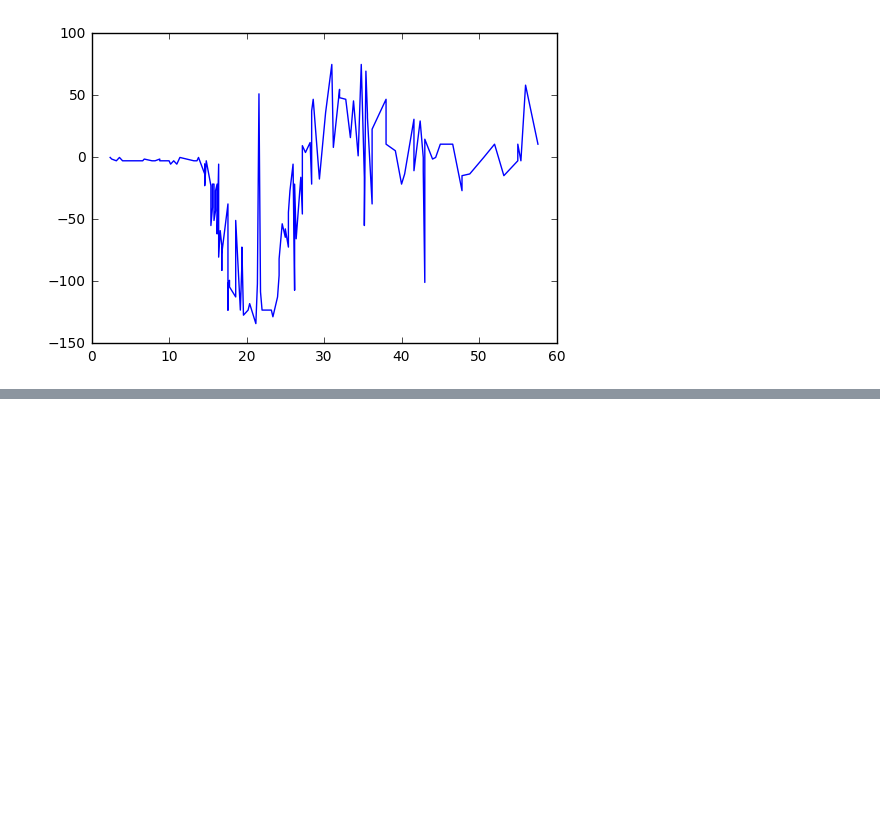
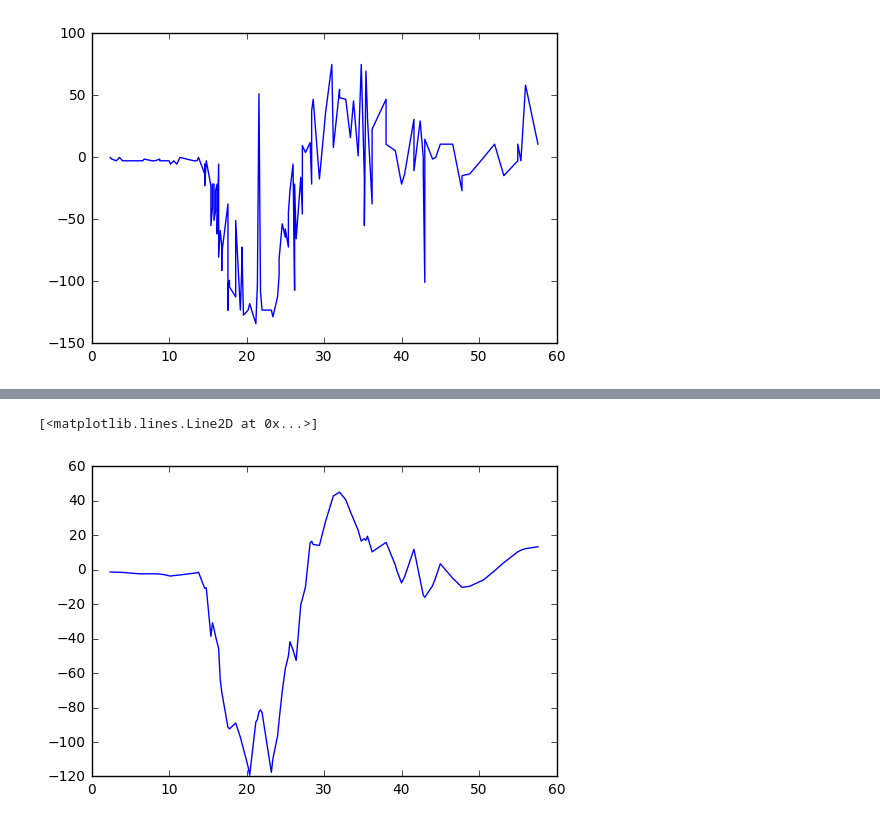
Before and after one commit to Au-Rikka/MachineLearning-Homeworks-2017, a Jupyter notebook: lab5/regression.ipynb, the cells around one changed output, grey strips where cells are left out. Saved outputs shown, nothing was run; the diff lists cells and outputs as text; code cells hidden in the pictures; blank space fills up the shorter version.

```diff
--- a/lab5/regression.ipynb
+++ b/lab5/regression.ipynb
@@ -42,36 +42,45 @@ class SmoothingMethodRegression():
         self.x = x
         self.y = y
 
-    def predict(x):
+    def predict(self, x):
         sum1 = 0
         sum2 = 0
-        dist = [(np.abs(self.x[i] - x), i) for i in len(self.x)]
+        dist = [(np.abs(self.x[i] - x), i) for i in range(len(self.x))]
         dist.sort()
+        h = dist[self.k][0]
+        if h == 0:
+            print(dist)
         for i in range(self.k):
             elem = dist[i]
-            value = self.kernel(elem[0] / dist[self.k][0])
+            value = self.kernel(elem[0] / h)
             sum1 += self.y[elem[1]] * value
             sum2 += value
-        return sum1 / sum2
+        result = sum1 / sum2
+        return result
 # %%
 def gaussKernel(x):
     return np.exp(- (x ** 2) / 2)
 
 def quadKernel(x):
     return (1 - x ** 2) ** 2
+
+kernels = [(gaussKernel, "gauss"), (quadKernel, "quad")]
 # %%
 def computeScore(model, x, y):
     acc = 0
     for i in range(len(x)):
-        xx = x[i]
-        print(x[i])
-        acc += (model.predict(xx) - y[i]) ** 2
+        acc += (model.predict(x[i]) - y[i]) ** 2
     return acc / len(x)
 # %%
-for kernel in [gaussKernel, quadKernel]:
-    for k in range(3, 16):
+best_MSE = 3000000000 # mnoga
+best = None
+for kernel, name in kernels:
+    for k in range(7, 30):
         model = SmoothingMethodRegression(kernel, k)
         model.fit(X, Y)
         MSE = computeScore(model, X, Y)
-        print(MSE)
+        if MSE < best_MSE:
+            best_MSE = MSE
+            best = (kernel, k)
+        print(name, k, "score", MSE)
 # %% [output]
@@ -79,0 +104,8 @@ TypeError: predict() takes 1 positional argument but 2 were given
+# %%
+best_smooth = SmoothingMethodRegression(best[0], best[1])
+best_smooth.fit(X, Y)
+Y_new = [best_smooth.predict(x) for x in X]
+plt.plot(X, Y_new)
+# %% [output]
+[<matplotlib.lines.Line2D at 0x...>]
+[figure, added]
```
Also changed, not shown: parts of 1 cell of this notebook.
